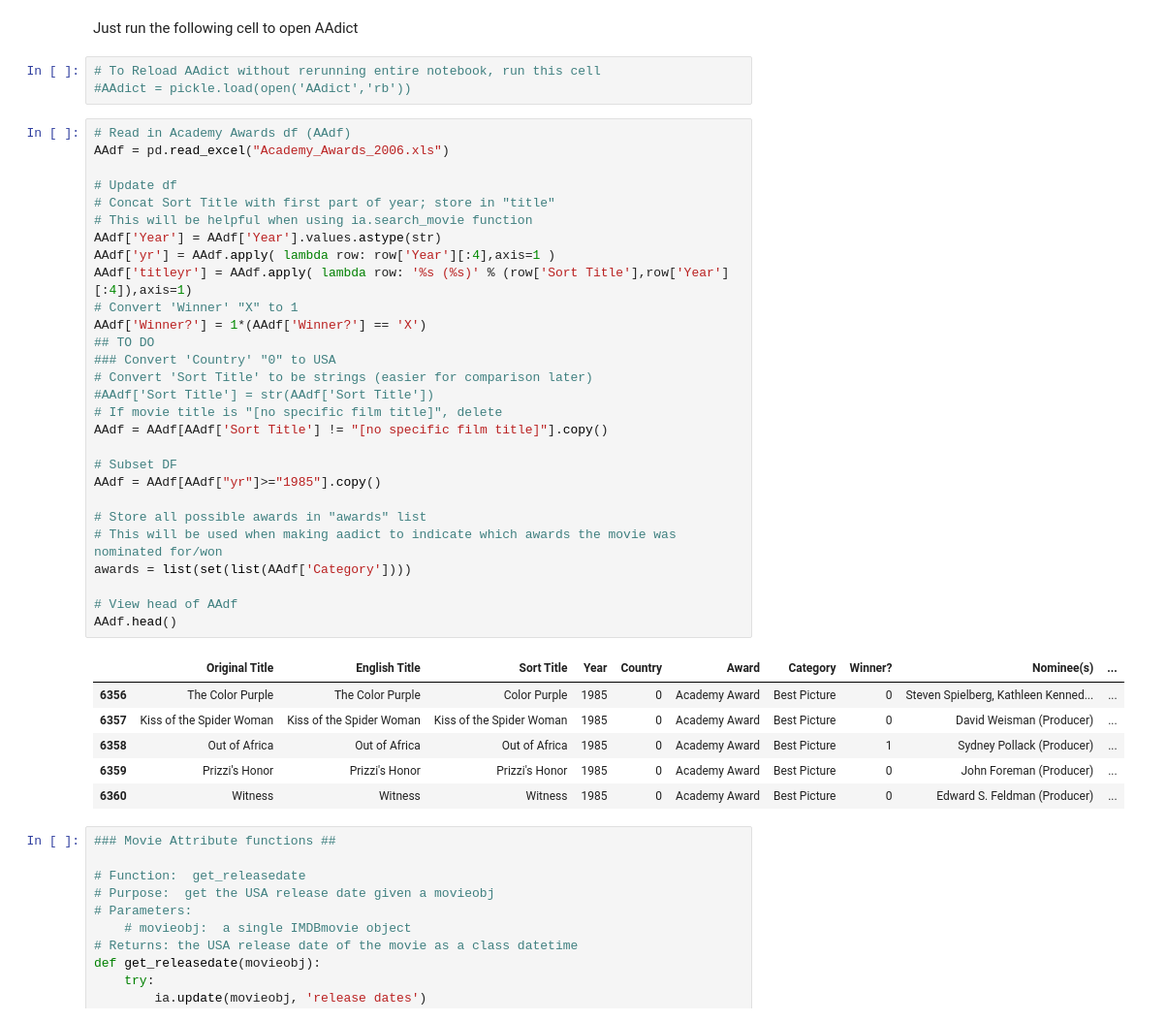
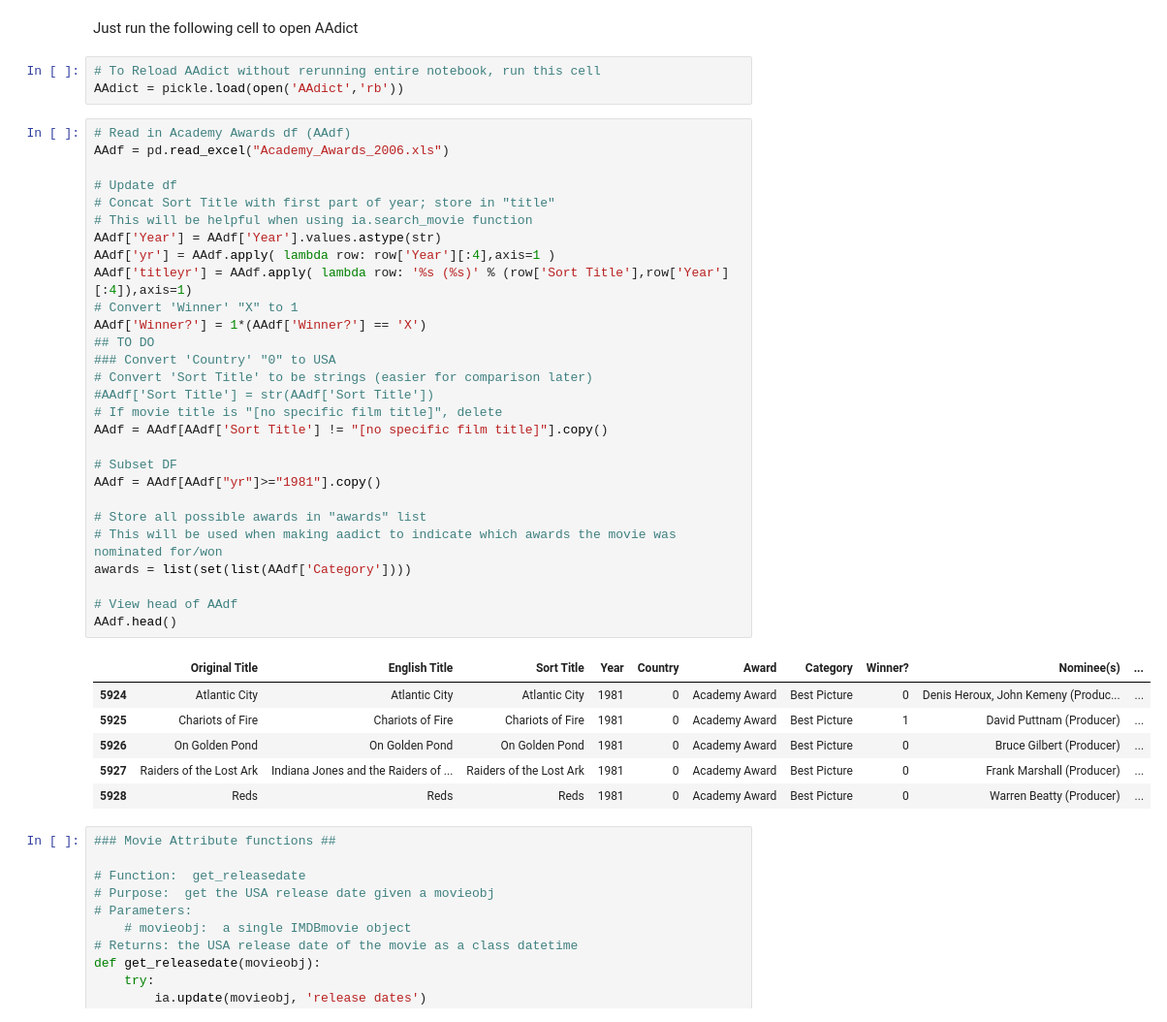
Before and after one commit to oscarpredictor/oscar-predictor, a Jupyter notebook: AAdict Notebook Clean Version.ipynb, the cells around one changed output. Shown at 97% size. Cells and saved outputs as stored; diff of their text form.

Commit message:
AAdict

```diff
--- a/AAdict Notebook Clean Version.ipynb
+++ b/AAdict Notebook Clean Version.ipynb
@@ -20,42 +20,42 @@ import time
 Just run the following cell to open AAdict
 # %%
 # To Reload AAdict without rerunning entire notebook, run this cell
-#AAdict = pickle.load(open('AAdict','rb'))
+AAdict = pickle.load(open('AAdict','rb'))
 # %%
 # Read in Academy Awards df (AAdf)
 AAdf = pd.read_excel("Academy_Awards_2006.xls")
 
 # Update df
 # Concat Sort Title with first part of year; store in "title"
 # This will be helpful when using ia.search_movie function
 AAdf['Year'] = AAdf['Year'].values.astype(str)
 AAdf['yr'] = AAdf.apply( lambda row: row['Year'][:4],axis=1 )
 AAdf['titleyr'] = AAdf.apply( lambda row: '%s (%s)' % (row['Sort Title'],row['Year'][:4]),axis=1)
 # Convert 'Winner' "X" to 1
 AAdf['Winner?'] = 1*(AAdf['Winner?'] == 'X')
 ## TO DO
 ### Convert 'Country' "0" to USA
 # Convert 'Sort Title' to be strings (easier for comparison later)
 #AAdf['Sort Title'] = str(AAdf['Sort Title'])
 # If movie title is "[no specific film title]", delete
 AAdf = AAdf[AAdf['Sort Title'] != "[no specific film title]"].copy()
 
 # Subset DF
-AAdf = AAdf[AAdf["yr"]>="1985"].copy()
+AAdf = AAdf[AAdf["yr"]>="1981"].copy()
 
 # Store all possible awards in "awards" list
 # This will be used when making aadict to indicate which awards the movie was nominated for/won
 awards = list(set(list(AAdf['Category'])))
 
 # View head of AAdf
 AAdf.head()
 # %% [output]
 |  | Original Title | English Title | Sort Title | Year | Country | Award | Category | Winner? | Nominee(s) | ... |
-| 6356 | The Color Purple | The Color Purple | Color Purple | 1985 | 0 | Academy Award | Best Picture | 0 | Steven Spielberg, Kathleen Kenned... | ... |
-| 6357 | Kiss of the Spider Woman | Kiss of the Spider Woman | Kiss of the Spider Woman | 1985 | 0 | Academy Award | Best Picture | 0 | David Weisman (Producer) | ... |
-| 6358 | Out of Africa | Out of Africa | Out of Africa | 1985 | 0 | Academy Award | Best Picture | 1 | Sydney Pollack (Producer) | ... |
-| 6359 | Prizzi's Honor | Prizzi's Honor | Prizzi's Honor | 1985 | 0 | Academy Award | Best Picture | 0 | John Foreman (Producer) | ... |
-| 6360 | Witness | Witness | Witness | 1985 | 0 | Academy Award | Best Picture | 0 | Edward S. Feldman (Producer) | ... |
+| 5924 | Atlantic City | Atlantic City | Atlantic City | 1981 | 0 | Academy Award | Best Picture | 0 | Denis Heroux, John Kemeny (Produc... | ... |
+| 5925 | Chariots of Fire | Chariots of Fire | Chariots of Fire | 1981 | 0 | Academy Award | Best Picture | 1 | David Puttnam (Producer) | ... |
+| 5926 | On Golden Pond | On Golden Pond | On Golden Pond | 1981 | 0 | Academy Award | Best Picture | 0 | Bruce Gilbert (Producer) | ... |
+| 5927 | Raiders of the Lost Ark | Indiana Jones and the Raiders of ... | Raiders of the Lost Ark | 1981 | 0 | Academy Award | Best Picture | 0 | Frank Marshall (Producer) | ... |
+| 5928 | Reds | Reds | Reds | 1981 | 0 | Academy Award | Best Picture | 0 | Warren Beatty (Producer) | ... |
 # %%
 ### Movie Attribute functions ##
 
```
Also changed, not shown: parts of 25 cells of this notebook.
